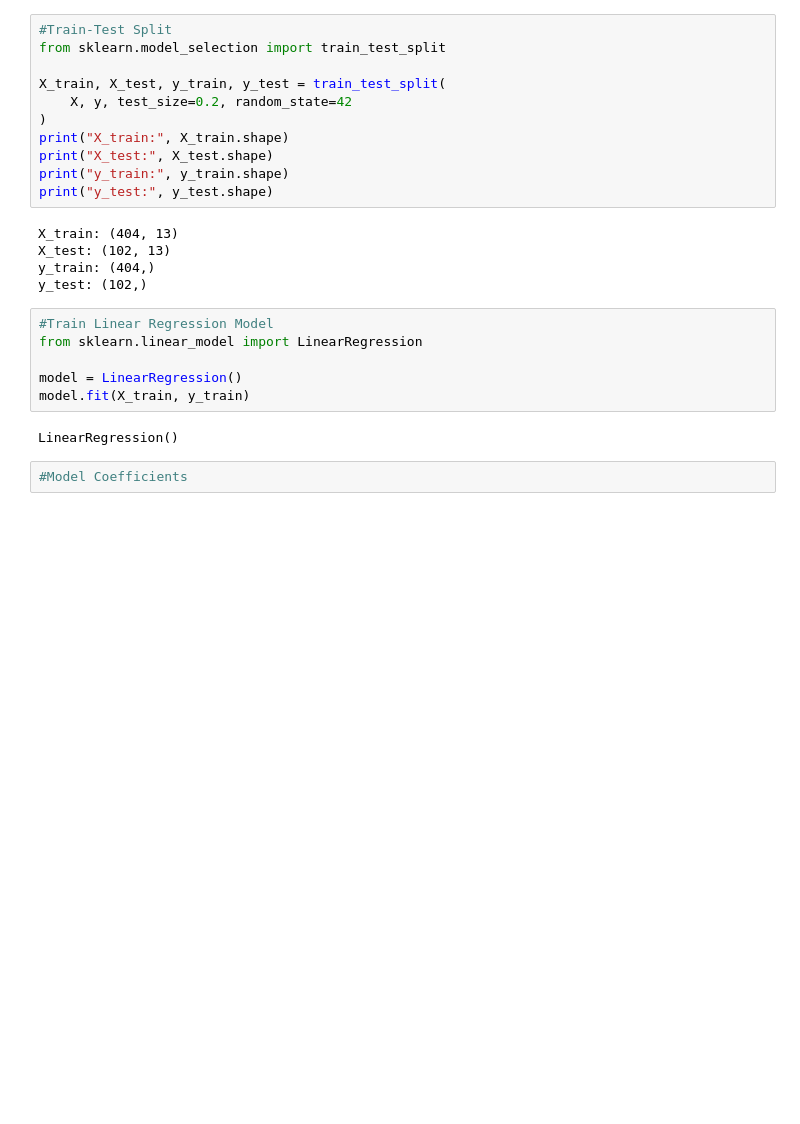
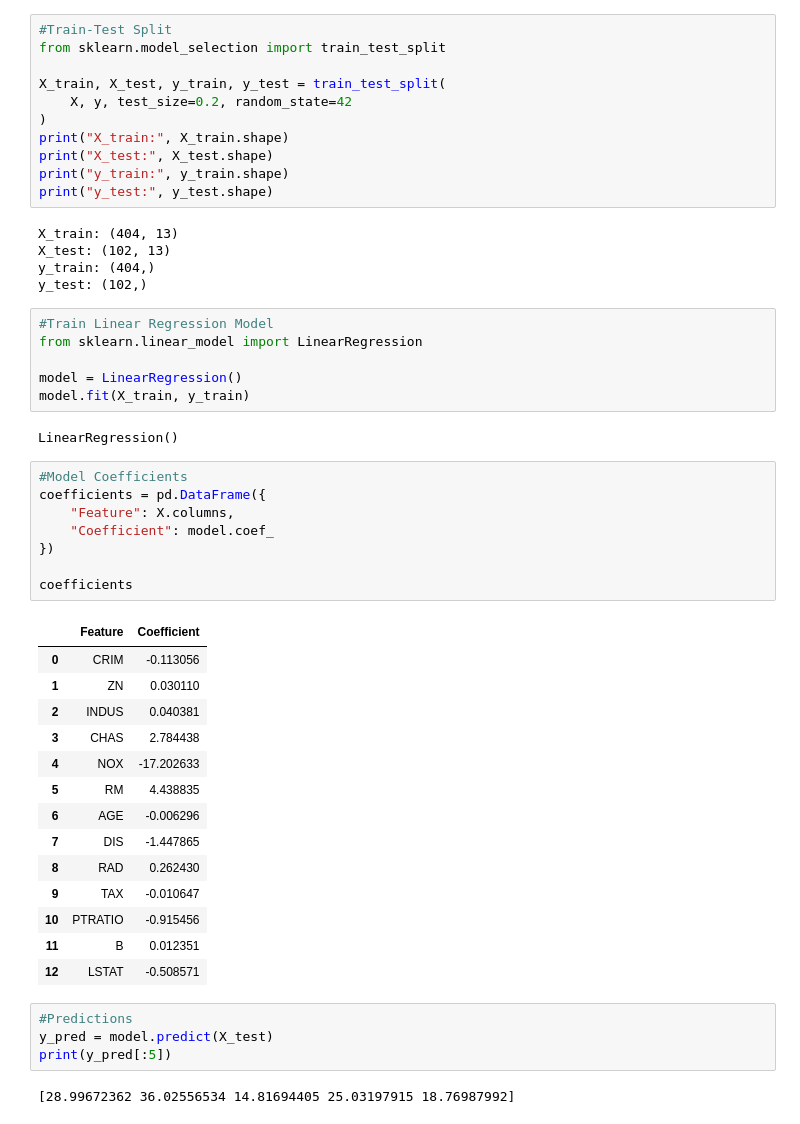
Before and after one commit to Ruchitha-006/CODVEDA_ML_INTERNSHIP, a Jupyter notebook: Level_1/Task_2_Linear_Regression.ipynb, the cells around one changed output. Cells and saved outputs as stored; diff of their text form; blank space fills up the shorter version.

```diff
--- a/Level_1/Task_2_Linear_Regression.ipynb
+++ b/Level_1/Task_2_Linear_Regression.ipynb
@@ -142,3 +142,30 @@ model.fit(X_train, y_train)
 LinearRegression()
 # %%
 #Model Coefficients
+coefficients = pd.DataFrame({
+    "Feature": X.columns,
+    "Coefficient": model.coef_
+})
+
+coefficients
+# %% [output]
+|  | Feature | Coefficient |
+| 0 | CRIM | -0.113056 |
+| 1 | ZN | 0.030110 |
+| 2 | INDUS | 0.040381 |
+| 3 | CHAS | 2.784438 |
+| 4 | NOX | -17.202633 |
+| 5 | RM | 4.438835 |
+| 6 | AGE | -0.006296 |
+| 7 | DIS | -1.447865 |
+| 8 | RAD | 0.262430 |
+| 9 | TAX | -0.010647 |
+| 10 | PTRATIO | -0.915456 |
+| 11 | B | 0.012351 |
+| 12 | LSTAT | -0.508571 |
+# %%
+#Predictions
+y_pred = model.predict(X_test)
+print(y_pred[:5])
+# %% [output]
+[28.99672362 36.02556534 14.81694405 25.03197915 18.76987992]
```
Also changed, not shown: parts of 1 cell of this notebook.
